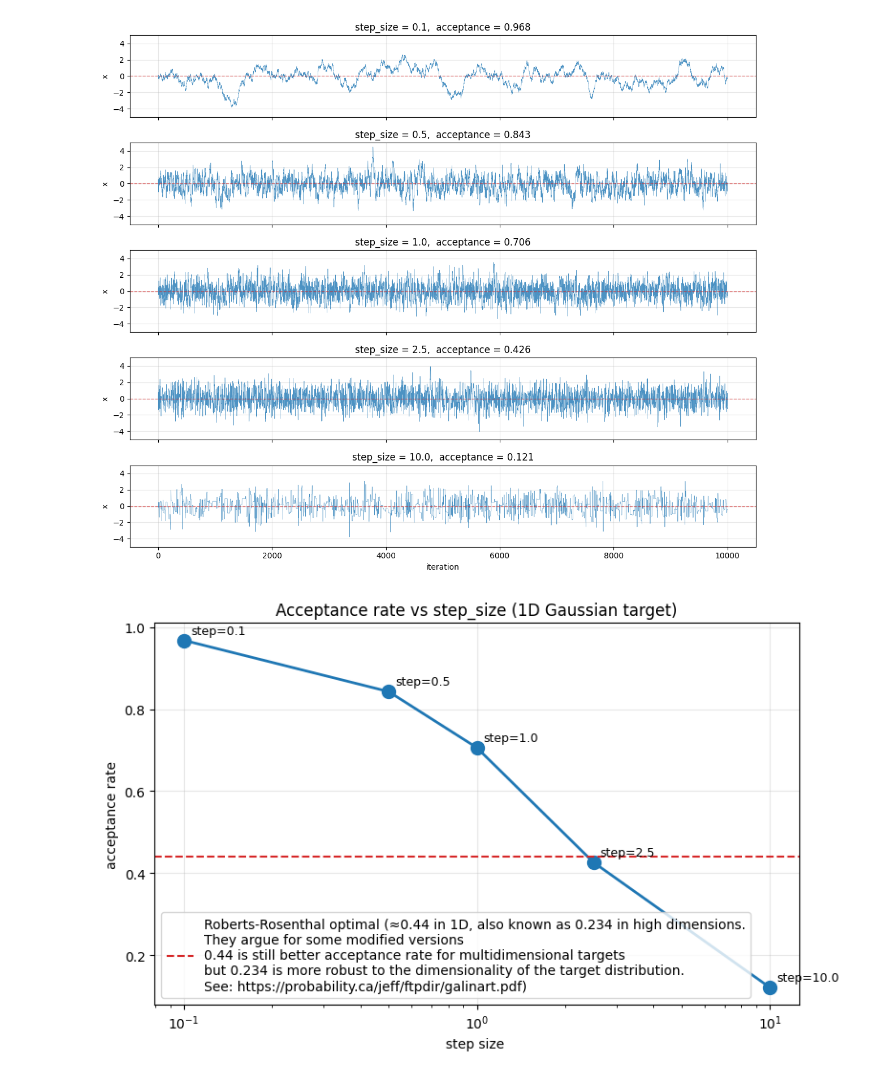
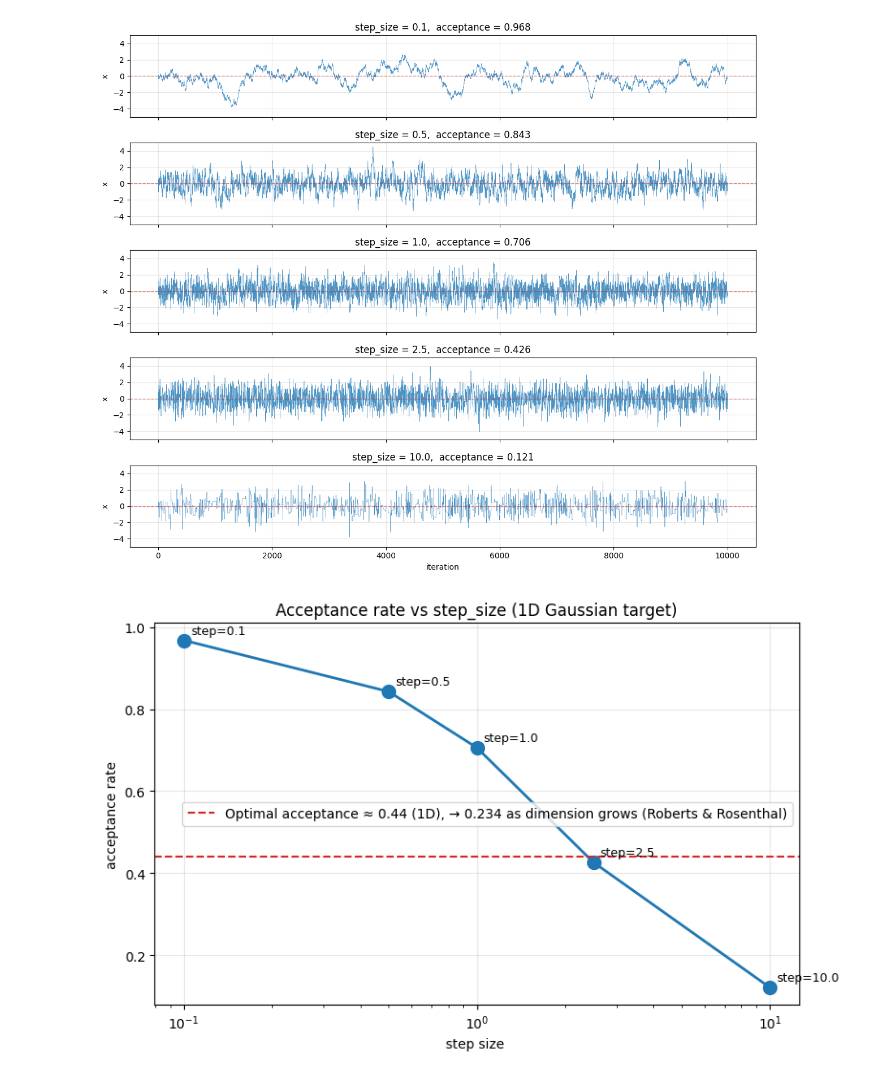
Before and after one commit to korkmazgoz-caglar/random-walk-mcmc, a Jupyter notebook: notebooks/04_step_size_sensitivity.ipynb, the cells around one changed output. Drawn from its saved outputs; the diff is of its cells as text; code cells hidden in the pictures.

```diff
--- a/notebooks/04_step_size_sensitivity.ipynb
+++ b/notebooks/04_step_size_sensitivity.ipynb
@@ -60,23 +60,23 @@ plt.show()
 # %%
 fig, ax = plt.subplots(figsize=(8, 5))
 
 acc_rates = [results[s]["acceptance_rate"] for s in step_sizes]
 ax.plot(step_sizes, acc_rates, "o-", color="C0", markersize=10, linewidth=2)
 ax.axhline(0.44, color="C3", linestyle="--", linewidth=1.5,
-           label="Roberts-Rosenthal optimal (~0.44 in 1D, also known as 0.234 in high dimensions.\nThey argue for some modified versions\n0.44 is still better acceptance rate for multidimensional targets\nbut 0.234 is more robust to the dimensionality of the target distribution.\nSee: https://probability.ca/jeff/ftpdir/galinart.pdf)")
+           label="Optimal acceptance ≈ 0.44 (1D), → 0.234 as dimension grows (Roberts & Rosenthal)")
 
 # Annotate each point
 for s, acc in zip(step_sizes, acc_rates):
     ax.annotate(f"step={s}", xy=(s, acc), xytext=(5, 5),
                 textcoords="offset points", fontsize=9)
 
 ax.set_xlabel("step size ")
 ax.set_ylabel("acceptance rate")
 ax.set_xscale("log")
 ax.set_title("Acceptance rate vs step_size (1D Gaussian target)")
 ax.legend()
 ax.grid(True, alpha=0.3)
 plt.tight_layout()
 plt.show()
 # %% [output]
-[figure, old version]
+[figure, new version]
```
